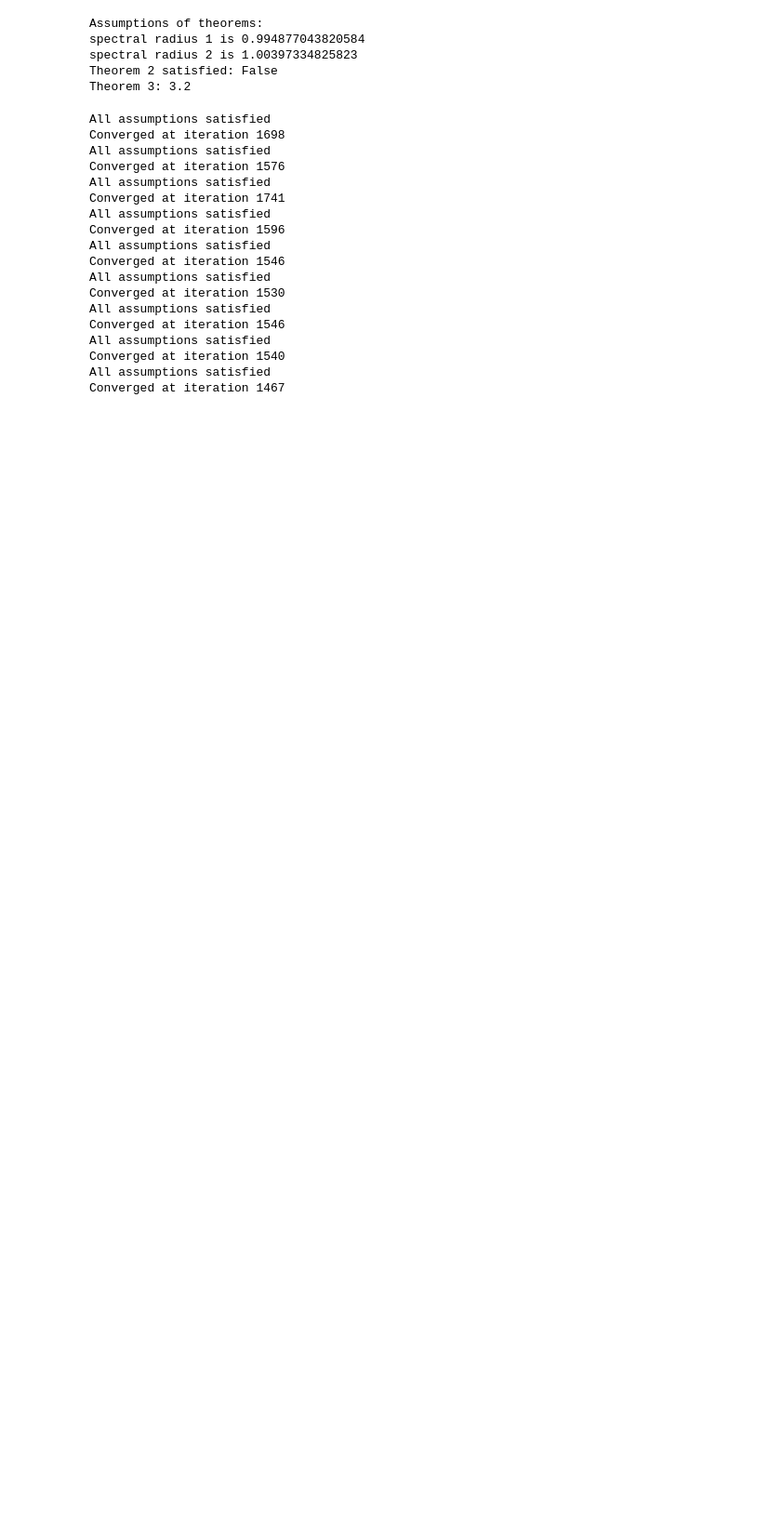
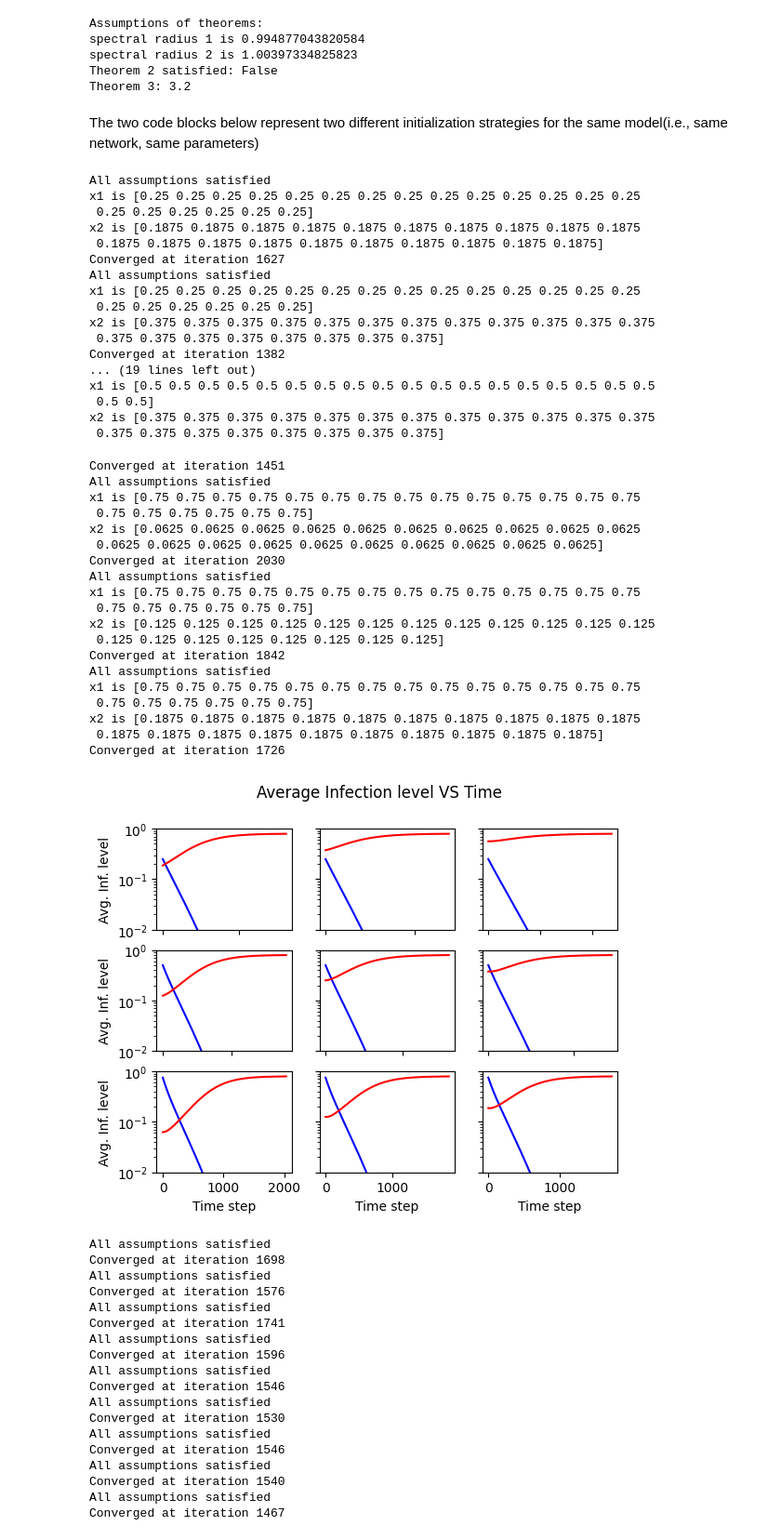
Before and after one commit to mrhoggboss/Discrete-time-competitive-bivirus-SIS, a Jupyter notebook: Double-systems-analysis/experiment_Theorem3.ipynb, the cells around one changed output. Shown at 93% size. Drawn from its saved outputs; the diff is of its cells as text; code cells hidden in the pictures; blank space fills up the shorter version.

```diff
--- a/Double-systems-analysis/experiment_Theorem3.ipynb
+++ b/Double-systems-analysis/experiment_Theorem3.ipynb
@@ -53,4 +53,66 @@ spectral radius 1 is 0.994877043820584
 spectral radius 2 is 1.00397334825823
 Theorem 2 satisfied: False
 Theorem 3: 3.2
+# %% [markdown]
+The two code blocks below represent two different initialization strategies for the same model(i.e., same network, same parameters)
+# %%
+# initialization logic to test starting states covering "a large portion of \mathcal D"
+x1_avg_histories = []
+x2_avg_histories = []
+
+x1 = np.zeros(config.N)
+x2 = np.zeros(config.N)
+for num1 in [0.25, 0.50, 0.75]:
+    num2bound = 1 - num1
+    num2list = [num2bound * (i + 1) / 4 for i in range(3)]
+    for num2 in num2list:
+
+        x1.fill(num1)
+        x2.fill(num2)
+        bivirus.check_basic_assumptions(x1, x2, B, delta, config)
+
+        print('x1 is '+str(x1))
+        print('x2 is ' + str(x2))
+        results = bivirus.run_simulation(x1, x2, B, delta, config)
+        x1_avg_histories.append(results["x1_avg_history"])
+        x2_avg_histories.append(results["x2_avg_history"])
+bivirus.plot_simulation_3by3(x1_avg_histories, x2_avg_histories, yscale='log')
+# %% [output]
+All assumptions satisfied
+x1 is [0.25 0.25 0.25 0.25 0.25 0.25 0.25 0.25 0.25 0.25 0.25 0.25 0.25 0.25
+ 0.25 0.25 0.25 0.25 0.25 0.25]
+x2 is [0.1875 0.1875 0.1875 0.1875 0.1875 0.1875 0.1875 0.1875 0.1875 0.1875
+ 0.1875 0.1875 0.1875 0.1875 0.1875 0.1875 0.1875 0.1875 0.1875 0.1875]
+Converged at iteration 1627
+All assumptions satisfied
+x1 is [0.25 0.25 0.25 0.25 0.25 0.25 0.25 0.25 0.25 0.25 0.25 0.25 0.25 0.25
+ 0.25 0.25 0.25 0.25 0.25 0.25]
+x2 is [0.375 0.375 0.375 0.375 0.375 0.375 0.375 0.375 0.375 0.375 0.375 0.375
+ 0.375 0.375 0.375 0.375 0.375 0.375 0.375 0.375]
+Converged at iteration 1382
+... (19 lines left out)
+x1 is [0.5 0.5 0.5 0.5 0.5 0.5 0.5 0.5 0.5 0.5 0.5 0.5 0.5 0.5 0.5 0.5 0.5 0.5
+ 0.5 0.5]
+x2 is [0.375 0.375 0.375 0.375 0.375 0.375 0.375 0.375 0.375 0.375 0.375 0.375
+ 0.375 0.375 0.375 0.375 0.375 0.375 0.375 0.375]
+Converged at iteration 1451
+All assumptions satisfied
+x1 is [0.75 0.75 0.75 0.75 0.75 0.75 0.75 0.75 0.75 0.75 0.75 0.75 0.75 0.75
+ 0.75 0.75 0.75 0.75 0.75 0.75]
+x2 is [0.0625 0.0625 0.0625 0.0625 0.0625 0.0625 0.0625 0.0625 0.0625 0.0625
+ 0.0625 0.0625 0.0625 0.0625 0.0625 0.0625 0.0625 0.0625 0.0625 0.0625]
+Converged at iteration 2030
+All assumptions satisfied
+x1 is [0.75 0.75 0.75 0.75 0.75 0.75 0.75 0.75 0.75 0.75 0.75 0.75 0.75 0.75
+ 0.75 0.75 0.75 0.75 0.75 0.75]
+x2 is [0.125 0.125 0.125 0.125 0.125 0.125 0.125 0.125 0.125 0.125 0.125 0.125
+ 0.125 0.125 0.125 0.125 0.125 0.125 0.125 0.125]
+Converged at iteration 1842
+All assumptions satisfied
+x1 is [0.75 0.75 0.75 0.75 0.75 0.75 0.75 0.75 0.75 0.75 0.75 0.75 0.75 0.75
+ 0.75 0.75 0.75 0.75 0.75 0.75]
+x2 is [0.1875 0.1875 0.1875 0.1875 0.1875 0.1875 0.1875 0.1875 0.1875 0.1875
+ 0.1875 0.1875 0.1875 0.1875 0.1875 0.1875 0.1875 0.1875 0.1875 0.1875]
+Converged at iteration 1726
+[figure, added]
 # %%
```
Also changed, not shown: parts of 1 cell of this notebook.
